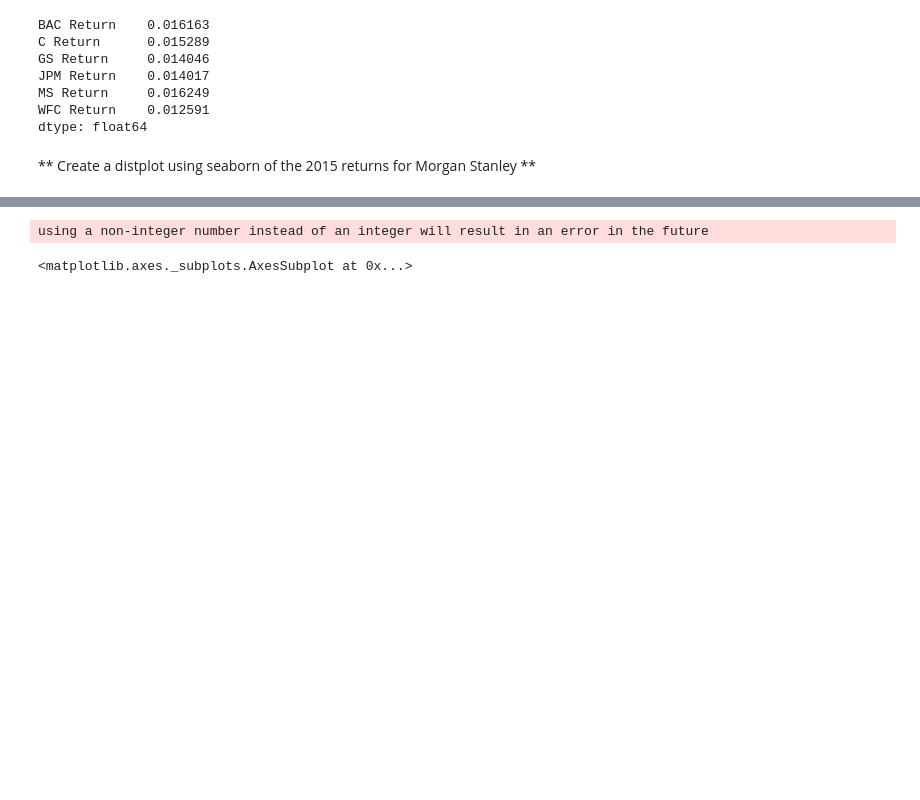
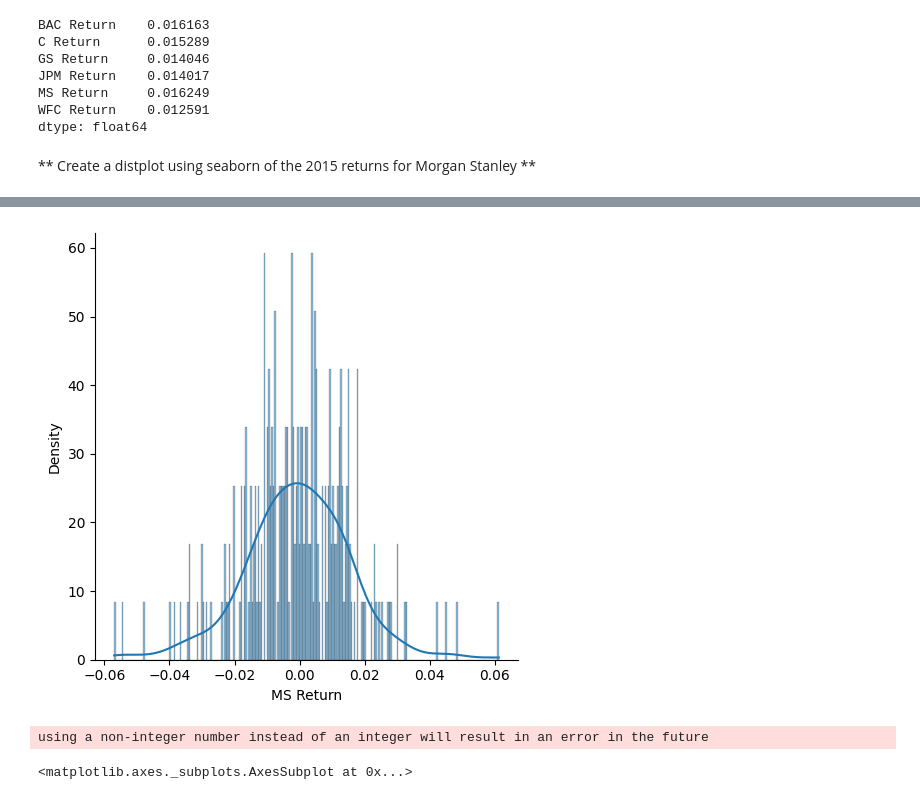
Before and after one commit to Gbohunmi/Python-for-Data-Science-and-Machine-Learning-Bootcamp-master, a Jupyter notebook: 10-Data-Capstone-Projects/03-Finance Project.ipynb, the cells around one changed output, grey strips where cells are left out. Cells and saved outputs as stored; diff of their text form; code cells hidden in the pictures; blank space fills up the shorter version.

Commit message:
MS Returns Distplot for 2015

```diff
--- a/10-Data-Capstone-Projects/03-Finance Project.ipynb
+++ b/10-Data-Capstone-Projects/03-Finance Project.ipynb
@@ -309,3 +309,6 @@ WFC Return    0.012591
 dtype: float64
 # %% [markdown]
 ** Create a distplot using seaborn of the 2015 returns for Morgan Stanley **
+# %%
+ms_returns_2015 = returns['MS Return']['2015']
+ms_returns_2015
@@ -312,3 +329,8 @@ dtype: float64
+# %%
+sns.displot(data=ms_returns_2015, kind="hist", kde=True, bins=252, stat='density')
+plt.show()
+# %% [output]
+[figure, added]
 # %%
 # %% [output]
 using a non-integer number instead of an integer will result in an error in the future
```
Also changed, not shown: parts of 1 cell of this notebook.
